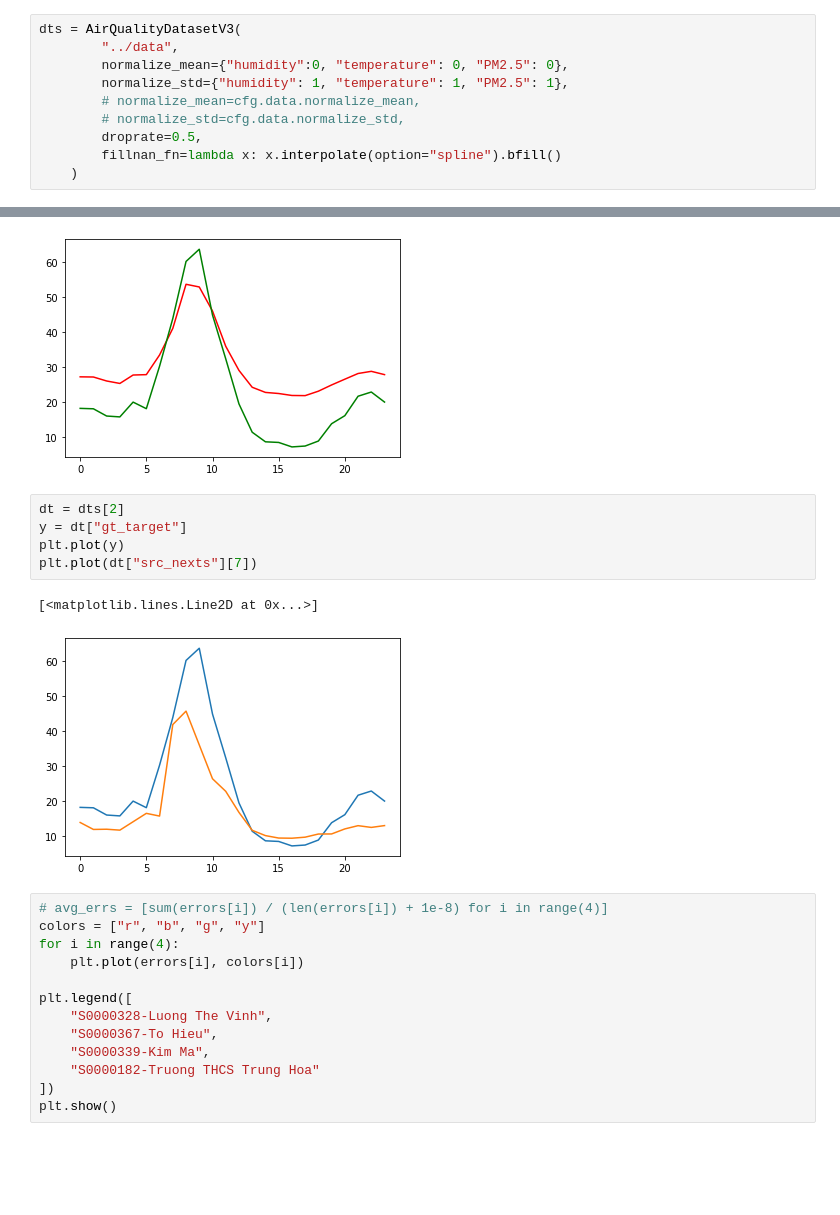
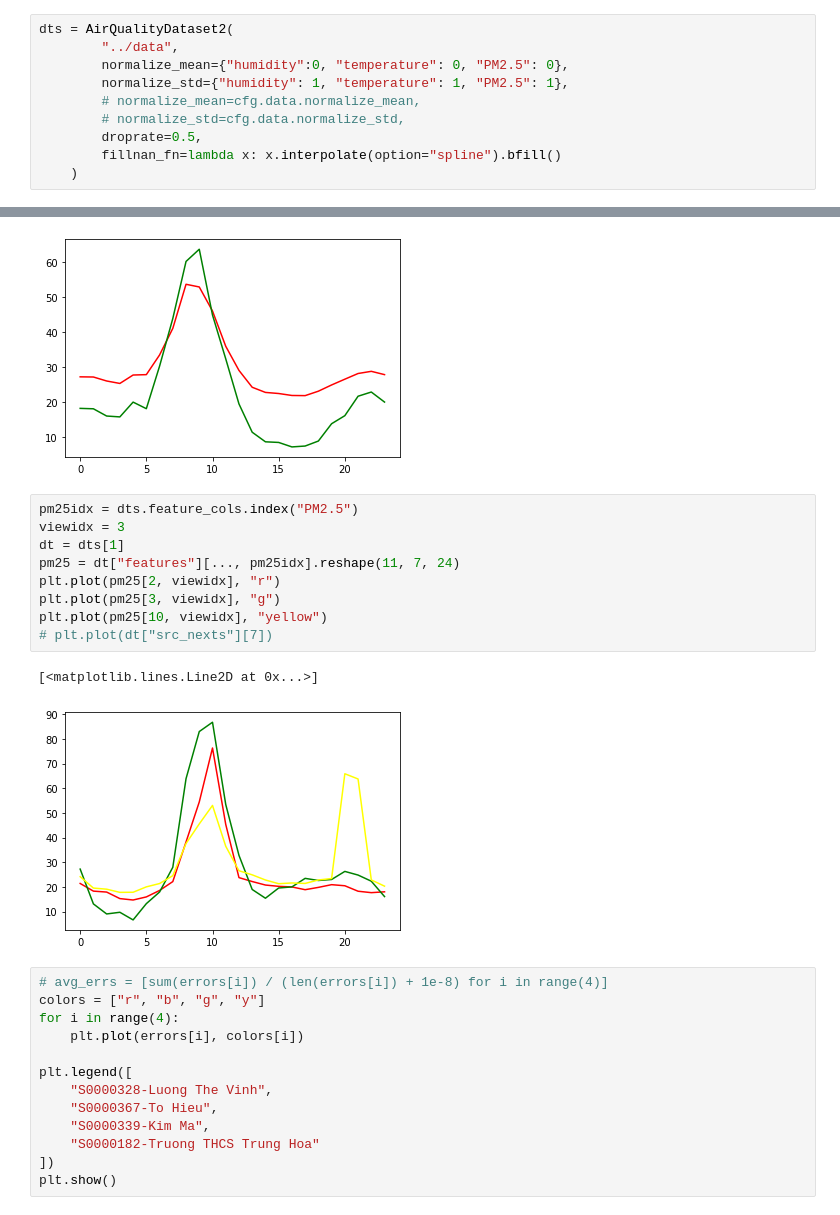
Before and after one commit to hoang1007/air-quality-forecasting, a Jupyter notebook: src/draft.ipynb, the cells around one changed output, grey strips where cells are left out. Drawn from its saved outputs; the diff is of its cells as text; blank space fills up the shorter version.

```diff
--- a/src/draft.ipynb
+++ b/src/draft.ipynb
@@ -92,5 +28,5 @@ Config search path:
 # %%
-dts = AirQualityDatasetV3(
+dts = AirQualityDataset2(
         "../data",
         normalize_mean={"humidity":0, "temperature": 0, "PM2.5": 0},
         normalize_std={"humidity": 1, "temperature": 1, "PM2.5": 1},
@@ -259,14 +201,18 @@ plt.plot(y, "g")
 # %% [output]
 [<matplotlib.lines.Line2D at 0x...>]
 [figure]
-# %%
-dt = dts[2]
-y = dt["gt_target"]
-plt.plot(y)
-plt.plot(dt["src_nexts"][7])
-# %% [output]
-[<matplotlib.lines.Line2D at 0x...>]
-[figure, removed]
+# %%
+pm25idx = dts.feature_cols.index("PM2.5")
+viewidx = 3
+dt = dts[1]
+pm25 = dt["features"][..., pm25idx].reshape(11, 7, 24)
+plt.plot(pm25[2, viewidx], "r")
+plt.plot(pm25[3, viewidx], "g")
+plt.plot(pm25[10, viewidx], "yellow")
+# plt.plot(dt["src_nexts"][7])
+# %% [output]
+[<matplotlib.lines.Line2D at 0x...>]
+[figure, added]
 # %%
 # avg_errs = [sum(errors[i]) / (len(errors[i]) + 1e-8) for i in range(4)]
 colors = ["r", "b", "g", "y"]
```
Also changed, not shown: parts of 7 cells of this notebook, 13 other files.
